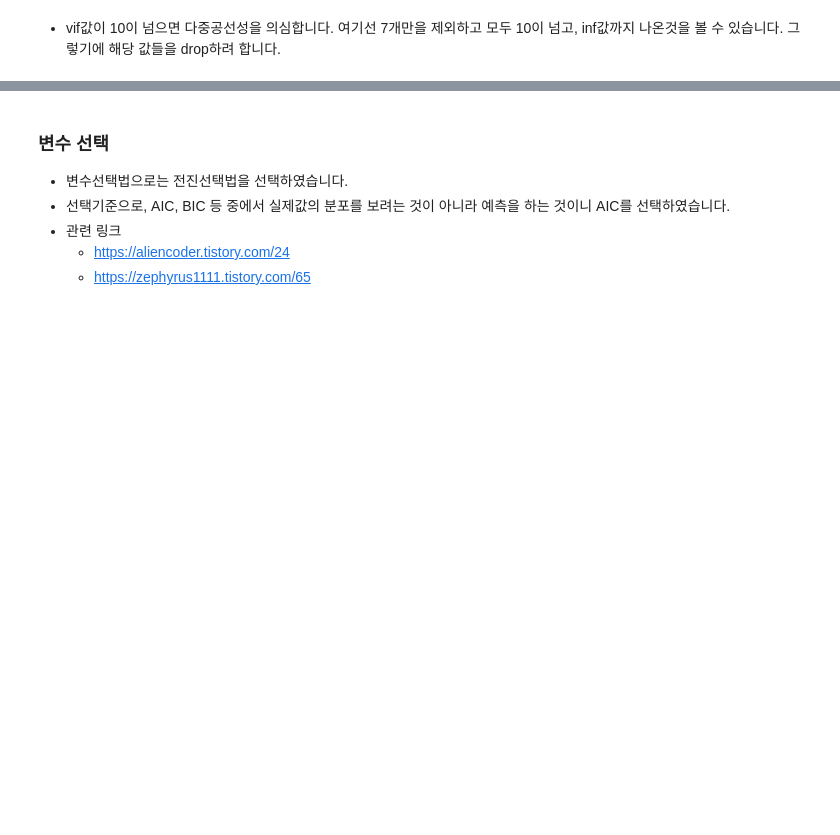
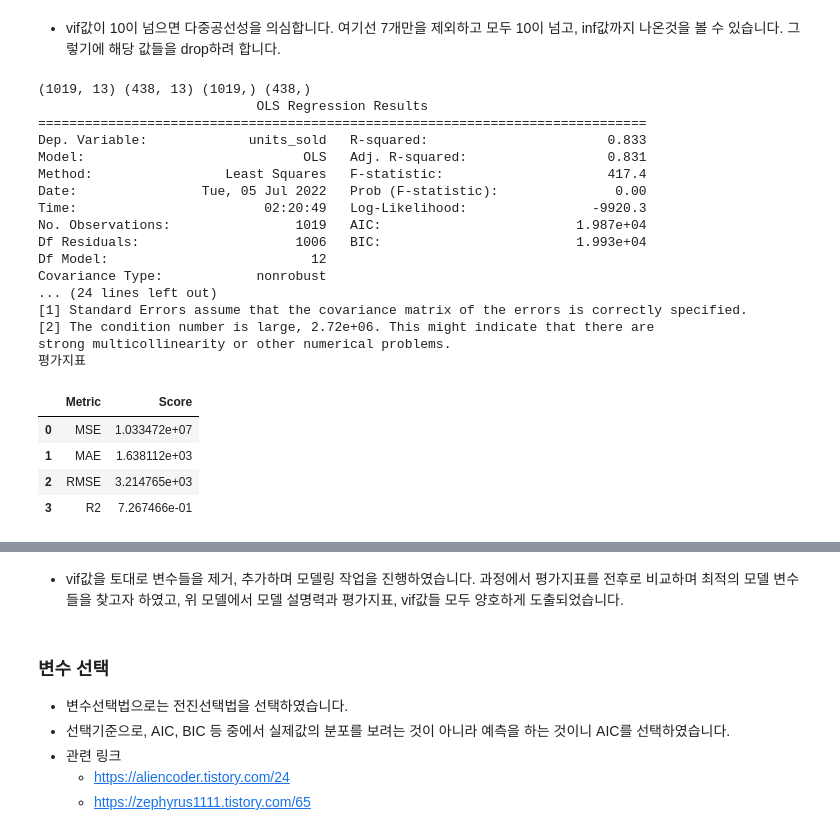
Before and after one commit to cyss93/CP1_team8, a Jupyter notebook: Summer_products_Regression.ipynb, the cells around one changed output, grey strips where cells are left out. Saved outputs shown, nothing was run; the diff lists cells and outputs as text; code cells hidden in the pictures; blank space fills up the shorter version.

```diff
--- a/Summer_products_Regression.ipynb
+++ b/Summer_products_Regression.ipynb
@@ -275,2 +242,74 @@ print(vif)
 # %% [markdown]
 - vif값이 10이 넘으면 다중공선성을 의심합니다. 여기선 7개만을 제외하고 모두 10이 넘고, inf값까지 나온것을 볼 수 있습니다. 그렇기에 해당 값들을 drop하려 합니다.
+# %%
+# 다중공선성 제외 1
+# 다중공선성 제외 특성
+features_after_vif = ['price',
+                      'retail_price',
+                      'uses_ad_boosts',
+                      'rating_count',
+                      'badge_product_quality',
+                      'badge_fast_shipping',
+                      'product_variation_inventory',
+                      'countries_shipped_to',
+                      'inventory_total',
+                      'merchant_rating_count',
+                      'merchant_rating',
+                      'merchant_has_profile_picture',
+                      'const']
+
+
+target = 'units_sold'
+x = df[features_after_vif]
+y = df[target]
+
+# 분할
+X_train ,X_test , y_train , y_test = train_test_split(x,y,train_size=0.7,test_size=0.3)
+print(X_train.shape, X_test.shape, y_train.shape, y_test.shape)
+
+#Train the MLR / 회귀모델적합
+Model = sm.OLS(y_train, X_train)
+FittedModel = Model.fit()
+
+print(FittedModel.summary())
+
+# 에러
+y_pred = FittedModel.predict(X_test)
+
+# 평가지표 계산
+print('평가지표')
+mse = mean_squared_error(y_test, y_pred)
+mae = mean_absolute_error(y_test, y_pred)
+rmse = mse ** 0.5
+r2 = r2_score(y_test, y_pred)
+display(pd.DataFrame([['MSE', mse],['MAE', mae],['RMSE', rmse],['R2', r2]], columns=['Metric', 'Score']))
+
+
+# VIF 계산
+vif = pd.DataFrame()
+vif["VIF Factor"] = [variance_inflation_factor(X_train.values,i) for i in range(X_train.shape[1])]
+vif["features"] = X_train.columns
+print(vif)
+# %% [output]
+(1019, 13) (438, 13) (1019,) (438,)
+                            OLS Regression Results
+==============================================================================
+Dep. Variable:             units_sold   R-squared:                       0.833
+Model:                            OLS   Adj. R-squared:                  0.831
+Method:                 Least Squares   F-statistic:                     417.4
+Date:                Tue, 05 Jul 2022   Prob (F-statistic):               0.00
+Time:                        02:20:49   Log-Likelihood:                -9920.3
+No. Observations:                1019   AIC:                         1.987e+04
+Df Residuals:                    1006   BIC:                         1.993e+04
+Df Model:                          12
+Covariance Type:            nonrobust
+... (24 lines left out)
+[1] Standard Errors assume that the covariance matrix of the errors is correctly specified.
+[2] The condition number is large, 2.72e+06. This might indicate that there are
+strong multicollinearity or other numerical problems.
+평가지표
+|  | Metric | Score |
+| 0 | MSE | 1.033472e+07 |
+| 1 | MAE | 1.638112e+03 |
+| 2 | RMSE | 3.214765e+03 |
+| 3 | R2 | 7.267466e-01 |
@@ -277,3 +330,5 @@ print(vif)
+# %% [markdown]
+- vif값을 토대로 변수들을 제거, 추가하며 모델링 작업을 진행하였습니다. 과정에서 평가지표를 전후로 비교하며 최적의 모델 변수들을 찾고자 하였고, 위 모델에서 모델 설명력과 평가지표, vif값들 모두 양호하게 도출되었습니다.
 # %% [markdown]
 ### 변수 선택
 - 변수선택법으로는 전진선택법을 선택하였습니다.
```
Also changed, not shown: parts of 16 cells of this notebook.
